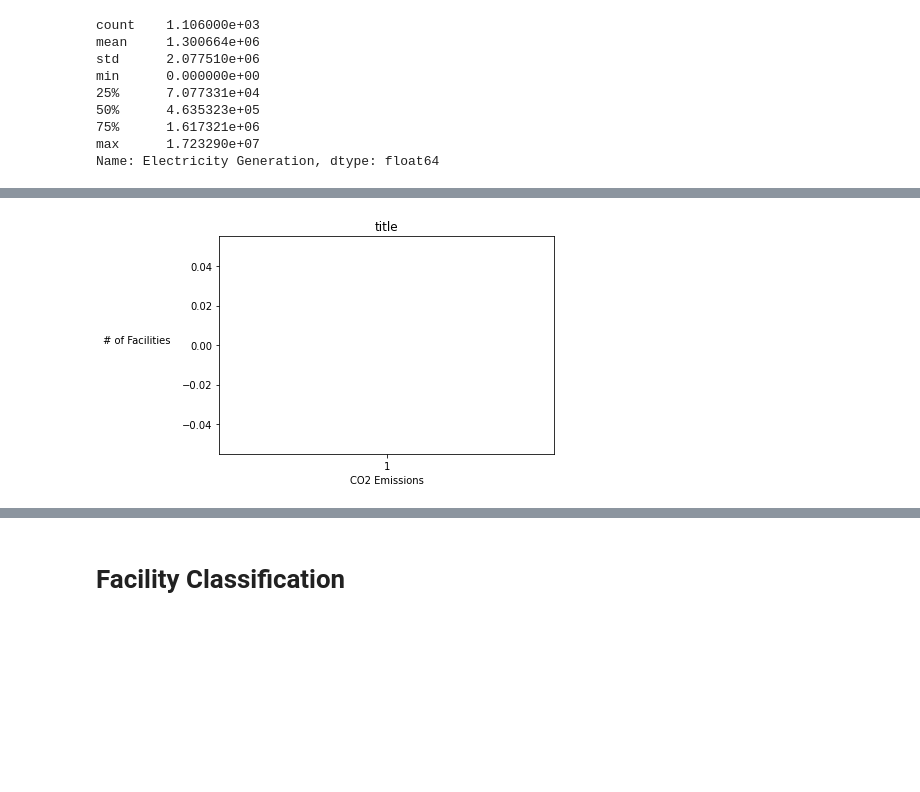
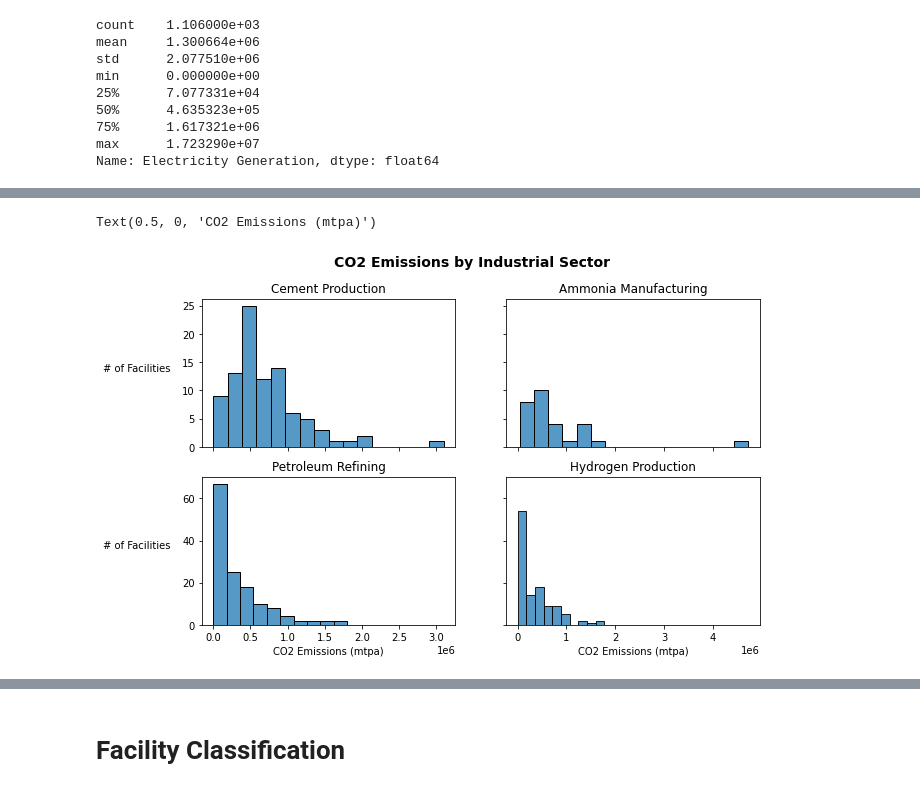
Before and after one commit to edanyi/ed_RCEL506, a Jupyter notebook: RCEL_506_CCS_Analysis.ipynb, the cells around one changed output, grey strips where cells are left out. Drawn from its saved outputs; the diff is of its cells as text; code cells hidden in the pictures; blank space fills up the shorter version.

```diff
--- a/RCEL_506_CCS_Analysis.ipynb
+++ b/RCEL_506_CCS_Analysis.ipynb
@@ -357,13 +402,29 @@ for labels,content in priority_industries.items():
-# %%
-  # Why doesn't box plot show?
-
-  import matplotlib.pyplot as plt
-
-  fig, ax = plt.subplots()
-  ax.boxplot(priority_industries['Cement Production'])
-  ax.set_xlabel("CO2 Emissions")
-  ax.set_ylabel("# of Facilities",rotation=0,labelpad=45)
-  ax.set_title('title')
-  plt.show()
-# %% [output]
-[figure, removed]
+# %%
+import seaborn as sns
+
+fig, axs = plt.subplots(2,2,figsize=(10,6),sharex='col',sharey='row')
+
+fig.suptitle("CO2 Emissions by Industrial Sector", fontweight = "bold",fontsize=14,y=.98)
+
+sns.histplot(data=co2_industries['Cement Production'],ax=axs[0,0])
+axs[0,0].set_title('Cement Production')
+axs[0,0].set_xlabel("")
+axs[0,0].set_ylabel("# of Facilities",rotation=0,labelpad=45)
+
+sns.histplot(data=co2_industries['Ammonia Manufacturing'],ax=axs[0,1])
+axs[0,1].set_title('Ammonia Manufacturing')
+axs[0,1].set_ylabel("")
+axs[0,1].set_xlabel("")
+
+sns.histplot(data=co2_industries['Petroleum Refining'],ax=axs[1,0])
+axs[1,0].set_title('Petroleum Refining')
+axs[1,0].set_ylabel("# of Facilities",rotation=0,labelpad=45)
+axs[1,0].set_xlabel("CO2 Emissions (mtpa)")
+
+sns.histplot(data=co2_industries['Hydrogen Production'],ax=axs[1,1])
+axs[1,1].set_title('Hydrogen Production')
+axs[1,1].set_ylabel("")
+axs[1,1].set_xlabel("CO2 Emissions (mtpa)")
+# %% [output]
+Text(0.5, 0, 'CO2 Emissions (mtpa)')
+[figure, added]
```
Also changed, not shown: parts of 10 cells of this notebook.
